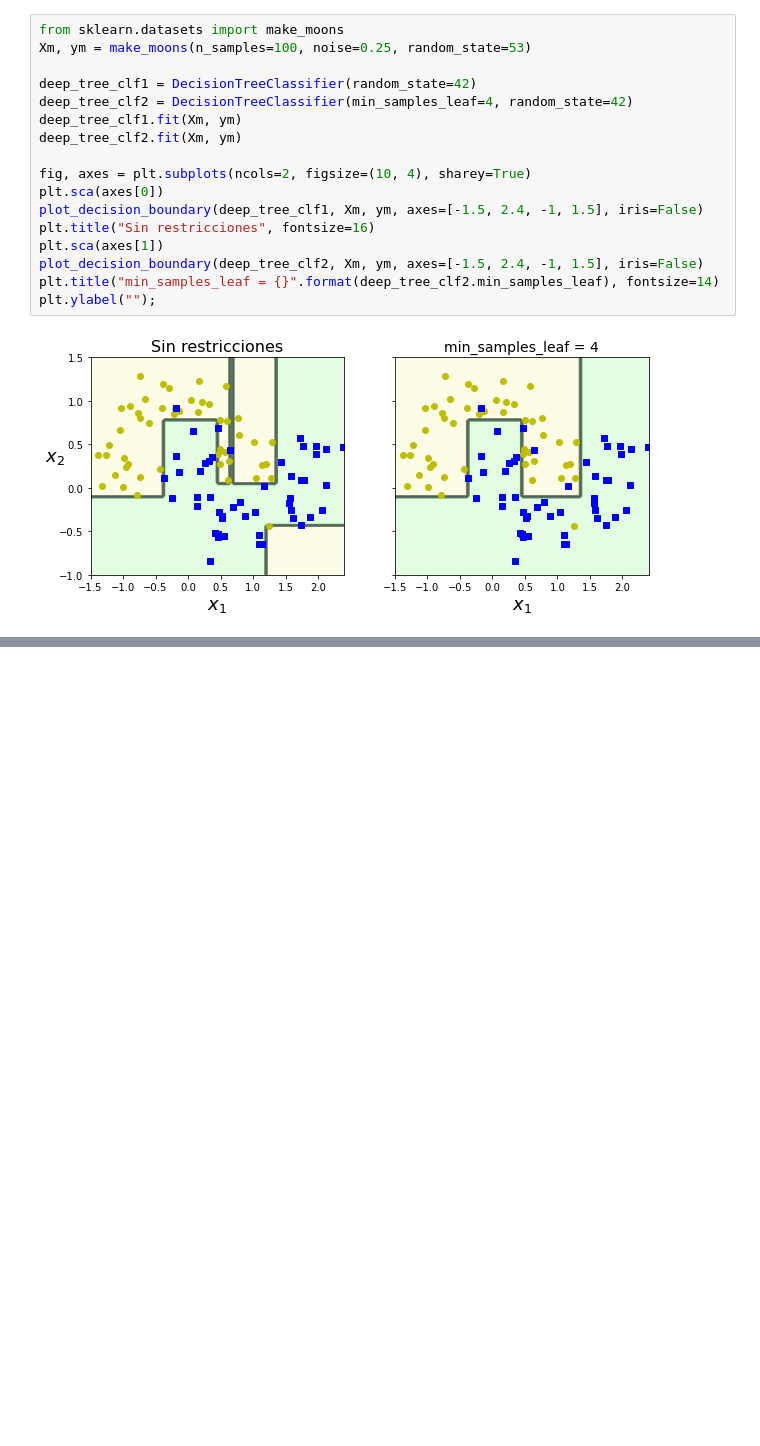
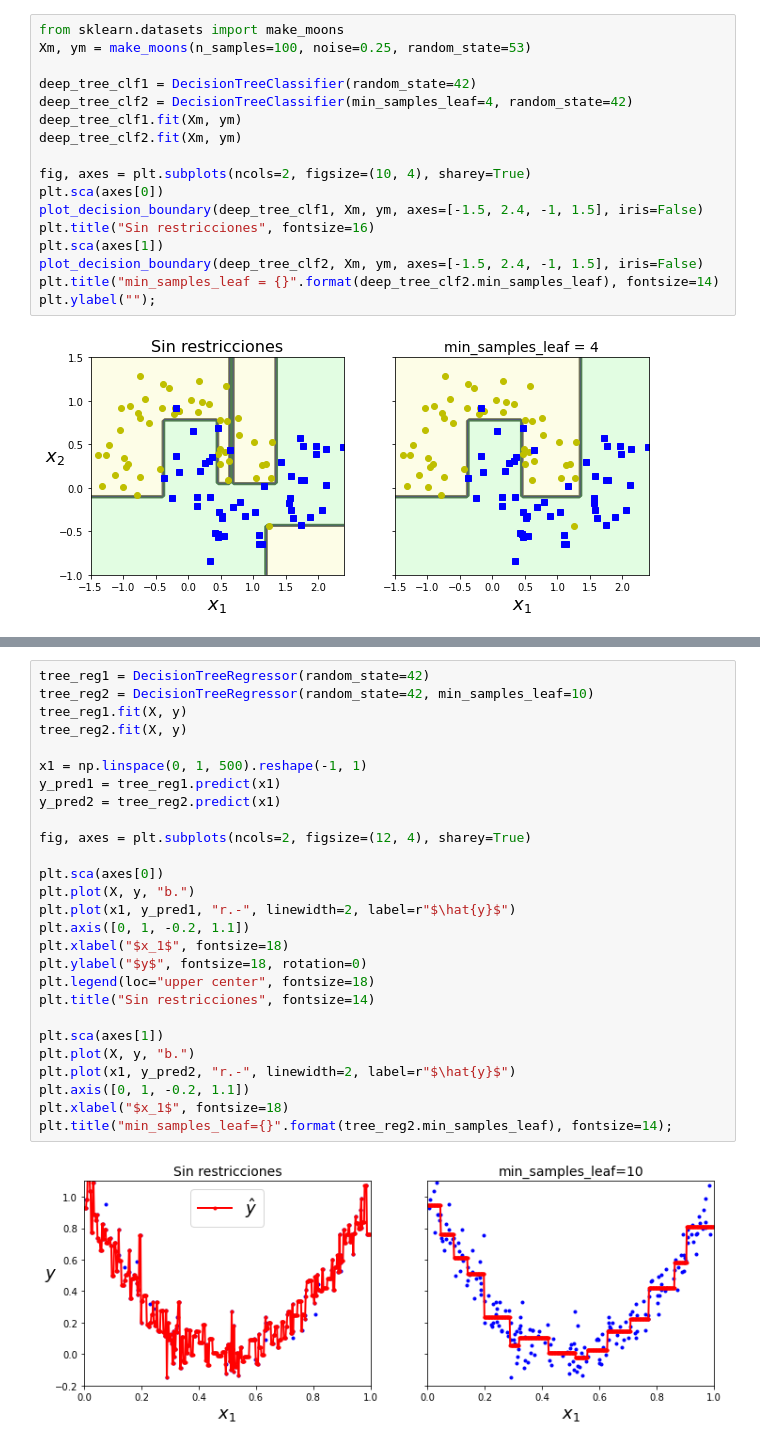
Before and after one commit to SgtSteiner/DataScience, a Jupyter notebook: handson-ml/Ch.06.Arboles de decisión.ipynb, the cells around one changed output, grey strips where cells are left out. Drawn from its saved outputs; the diff is of its cells as text; blank space fills up the shorter version.

```diff
--- a/handson-ml/Ch.06.Arboles de decisión.ipynb
+++ b/handson-ml/Ch.06.Arboles de decisión.ipynb
@@ -223,0 +323,29 @@ plt.ylabel("");
+# %%
+tree_reg1 = DecisionTreeRegressor(random_state=42)
+tree_reg2 = DecisionTreeRegressor(random_state=42, min_samples_leaf=10)
+tree_reg1.fit(X, y)
+tree_reg2.fit(X, y)
+
+x1 = np.linspace(0, 1, 500).reshape(-1, 1)
+y_pred1 = tree_reg1.predict(x1)
+y_pred2 = tree_reg2.predict(x1)
+
+fig, axes = plt.subplots(ncols=2, figsize=(12, 4), sharey=True)
+
+plt.sca(axes[0])
+plt.plot(X, y, "b.")
+plt.plot(x1, y_pred1, "r.-", linewidth=2, label=r"$\hat{y}$")
+plt.axis([0, 1, -0.2, 1.1])
+plt.xlabel("$x_1$", fontsize=18)
+plt.ylabel("$y$", fontsize=18, rotation=0)
+plt.legend(loc="upper center", fontsize=18)
+plt.title("Sin restricciones", fontsize=14)
+
+plt.sca(axes[1])
+plt.plot(X, y, "b.")
+plt.plot(x1, y_pred2, "r.-", linewidth=2, label=r"$\hat{y}$")
+plt.axis([0, 1, -0.2, 1.1])
+plt.xlabel("$x_1$", fontsize=18)
+plt.title("min_samples_leaf={}".format(tree_reg2.min_samples_leaf), fontsize=14);
+# %% [output]
+[figure, added]
```
Also changed, not shown: parts of 63 cells of this notebook, 3 other files.
